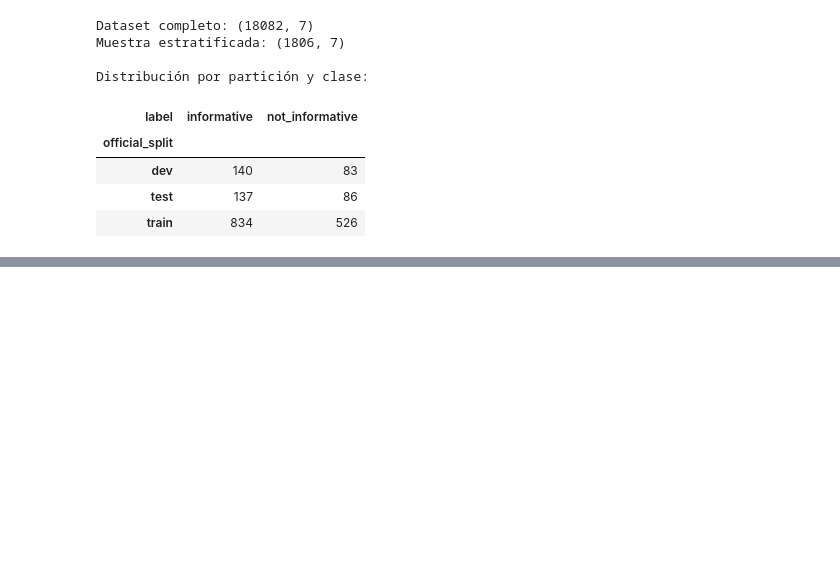
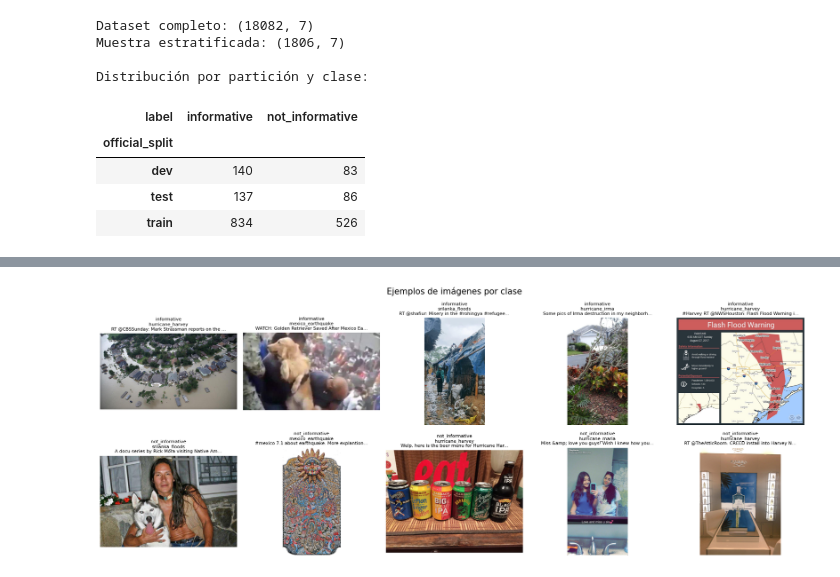
Before and after one commit to jessicamile94-star/crisis-mmd-multimodal-emergency-detection, a Jupyter notebook: CrisisMMD_Multimodal_Jessica_Ballesteros.ipynb, the cells around one changed output, grey strips where cells are left out. Cells and saved outputs as stored; diff of their text form; code cells hidden in the pictures; blank space fills up the shorter version.

```diff
--- a/CrisisMMD_Multimodal_Jessica_Ballesteros.ipynb
+++ b/CrisisMMD_Multimodal_Jessica_Ballesteros.ipynb
@@ -124,0 +266,25 @@ Distribución por partición y clase:
+# %%
+fig, axes = plt.subplots(2, 5, figsize=(18, 7))
+
+for row_index, class_name in enumerate(["informative", "not_informative"]):
+    examples = df[df["label"] == class_name].sample(
+        n=5,
+        random_state=SEED
+    )
+
+    for col_index, (_, record) in enumerate(examples.iterrows()):
+        image = Image.open(record["local_image_path"]).convert("RGB")
+
+        axes[row_index, col_index].imshow(image)
+        axes[row_index, col_index].set_title(
+            f"{class_name}\n{record['event_name']}\n"
+            f"{record['tweet_text'][:45]}...",
+            fontsize=8
+        )
+        axes[row_index, col_index].axis("off")
+
+plt.suptitle("Ejemplos de imágenes por clase", fontsize=15)
+plt.tight_layout()
+plt.show()
+# %% [output]
+[figure, added]
```
Also changed, not shown: parts of 14 cells of this notebook.
